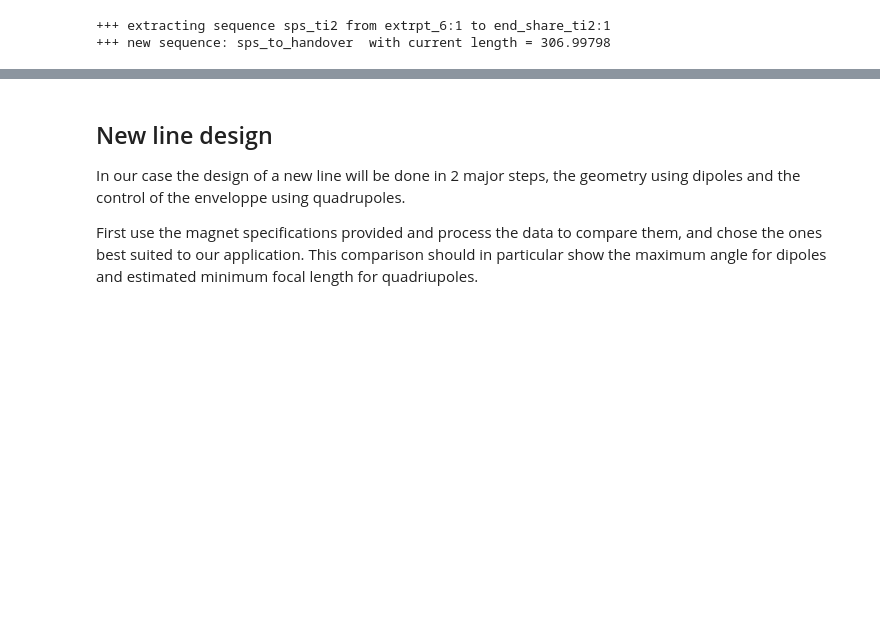
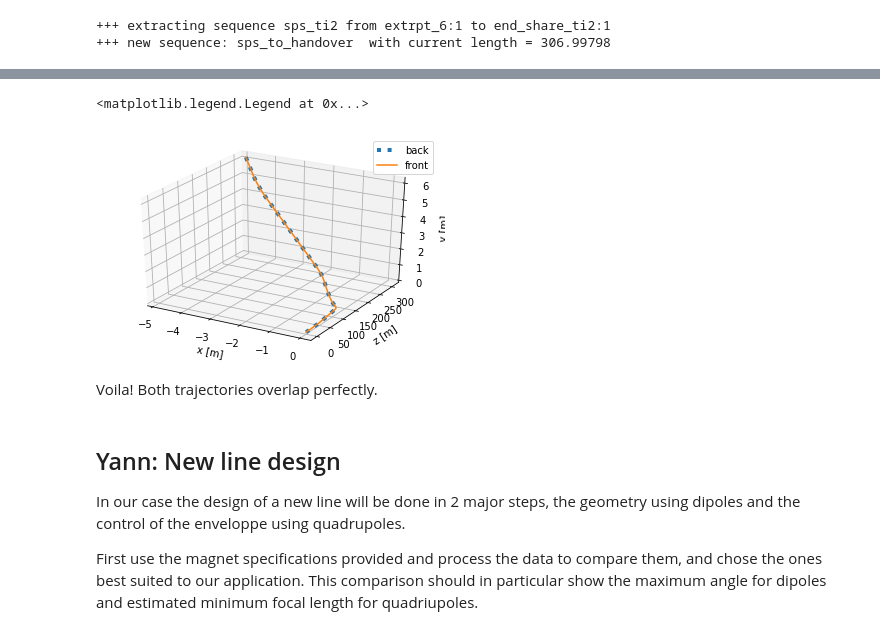
Before and after one commit to ydutheil/Transfer_lines_demo, a Jupyter notebook: eSPS_injection/eSPS_injection.ipynb, the cells around one changed output, grey strips where cells are left out. Cells and saved outputs as stored; diff of their text form; code cells hidden in the pictures; blank space fills up the shorter version.

```diff
--- a/eSPS_injection/eSPS_injection.ipynb
+++ b/eSPS_injection/eSPS_injection.ipynb
@@ -324 +321,7 @@ enter Twiss module
+# %%
+# Get the survey for the forward transport to later compare
+
+madx.use(sequence = 'sps_to_handover')
+survey_front = madx.survey(sequence = 'sps_to_handover').dframe()
+end_coords = survey_front.iloc[-1]
 # %% [markdown]
@@ -330,5 +497,33 @@ Use also the **SURVEY** module of MADX to see the position of elements in real s
+# %%
+madx.use(sequence = 'handover_to_sps')
+survey_back = madx.survey(sequence = 'handover_to_sps',
+                         x0 = end_coords.x, y0 = end_coords.y,
+                         z0 = end_coords.z,
+                          theta0 = end_coords.theta,
+                         phi0 = end_coords.phi-np.pi,
+                          psi0 = end_coords.psi-np.pi).dframe()
+# %%
+from mpl_toolkits.mplot3d import Axes3D
+fig = plt.figure()
+ax = fig.add_subplot(111, projection='3d')
+
+ax.plot(survey_back.x,survey_back.z,survey_back.y,
+        label = 'back', linestyle = 'dotted', linewidth=4)
+ax.plot(survey_front.x,survey_front.z,survey_front.y,
+        label = 'front')
+
+ax.set_xlabel('x [m]')
+ax.set_ylabel('z [m]')
+ax.set_zlabel('y [m]')
+
+ax.legend()
+# %% [output]
+<matplotlib.legend.Legend at 0x...>
+[figure, added]
+# %% [markdown]
+Voila! Both trajectories overlap perfectly.
 # %% [markdown]
-## New line design
+## Yann: New line design
 
 In our case the design of a new line will be done in 2 major steps, the geometry using dipoles and the control of the enveloppe using quadrupoles.
 
```
Also changed, not shown: parts of 42 cells of this notebook, 1 other file.
